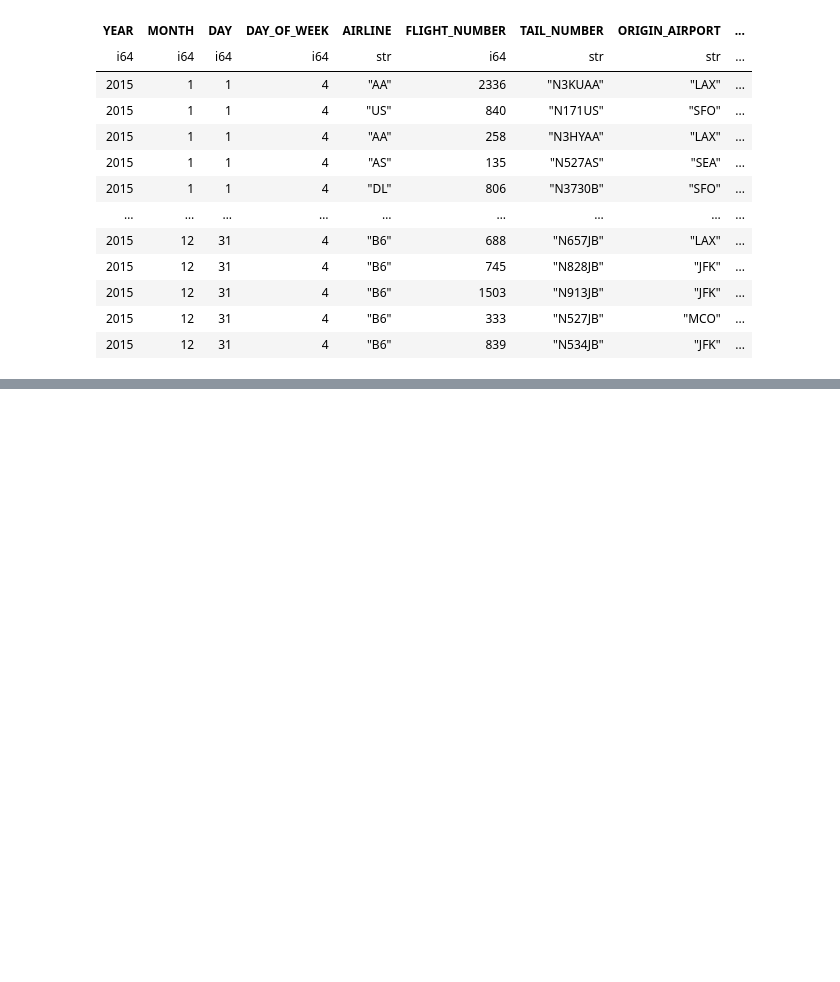
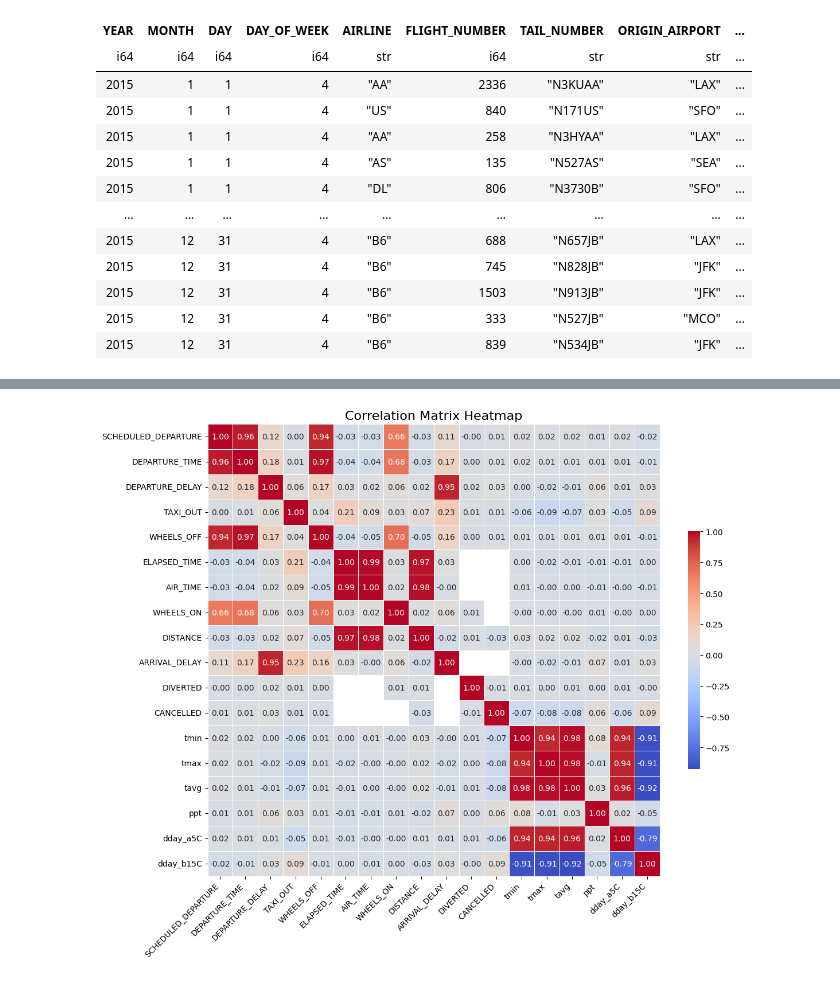
Before and after one commit to Neyhar/CIS-545-Final-Project, a Jupyter notebook: FinalProject.ipynb, the cells around one changed output, grey strips where cells are left out. Drawn from its saved outputs; the diff is of its cells as text; code cells hidden in the pictures; blank space fills up the shorter version.

Commit message:
added some charts and stuff, have some ideas of what to do next

```diff
--- a/FinalProject.ipynb
+++ b/FinalProject.ipynb
@@ -201,0 +207,8 @@ shape: (4_933_302, 43)
+# %%
+from sklearn.model_selection import train_test_split
+
+target = ['DEPARTURE_DELAY']
+
+X_train, X_test = train_test_split(result_important_df, test_size=0.2, random_state=0)
+print(X_train.shape)
+print(X_test.shape)
@@ -201,0 +220,8 @@ shape: (4_933_302, 43)
+# %%
+basic_stats = X_train.describe()
+info = X_train.schema
+columns_of_interest = ['SCHEDULED_DEPARTURE', 'DEPARTURE_TIME', 'DEPARTURE_DELAY', 'TAXI_OUT', 'WHEELS_OFF', 'ELAPSED_TIME', 'AIR_TIME', 'WHEELS_ON', 'DISTANCE', 'ARRIVAL_DELAY', 'DIVERTED', 'CANCELLED', 'tmin', 'tmax', 'tavg', 'ppt', 'dday_a5C', 'dday_b15C']
+X_train_numerical = X_train.select(columns_of_interest)
+df = X_train_numerical.to_pandas()
+corr_matrix = df.corr()
+corr_matrix
@@ -201,0 +246,24 @@ shape: (4_933_302, 43)
+# %%
+'''
+VISUAL 1: Naturally as we are interested in DEPARTURE and ARRIVAL delay when choosing features, we should choose features that seem to be highly correlated with these delays
+We will use 2 metrics that I think do a good job of measuring correlation, 1 is the standard pearson correlation, then to compare categorical values we will use the CramerV correlation metric
+'''
+plt.figure(figsize=(12, 10))
+
+sns.heatmap(
+    corr_matrix,
+    annot=True,
+    fmt=".2f",
+    cmap='coolwarm',
+    square=True,
+    linewidths=.5,
+    cbar_kws={"shrink": .5}
+)
+
+plt.title('Correlation Matrix Heatmap', fontsize=16)
+plt.xticks(rotation=45, ha='right')
+plt.yticks(rotation=0)
+plt.tight_layout()
+plt.show()
+# %% [output]
+[figure, added]
```
Also changed, not shown: parts of 13 cells of this notebook.
